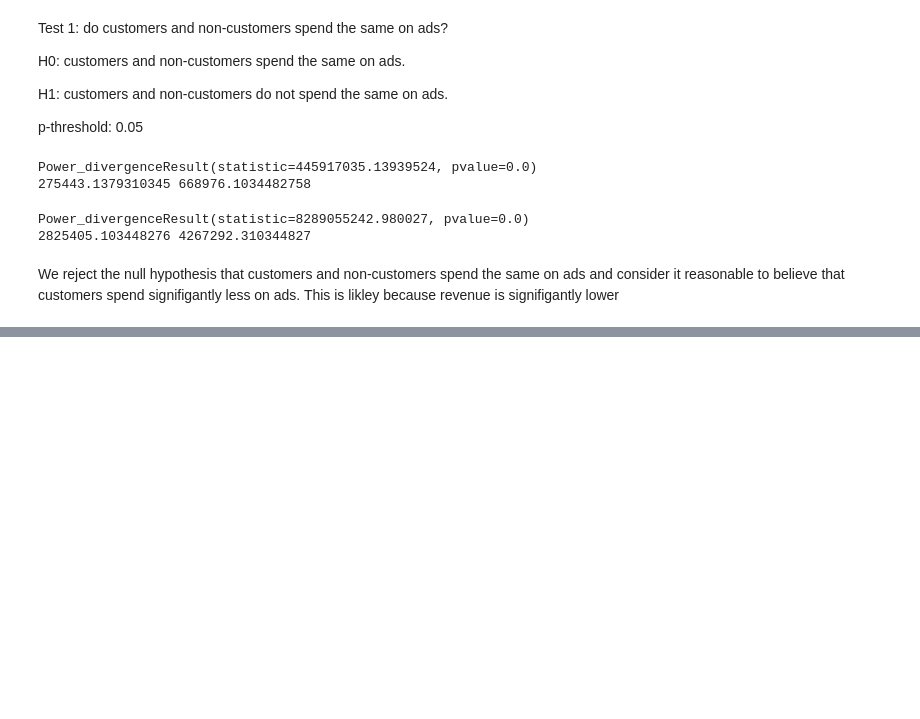
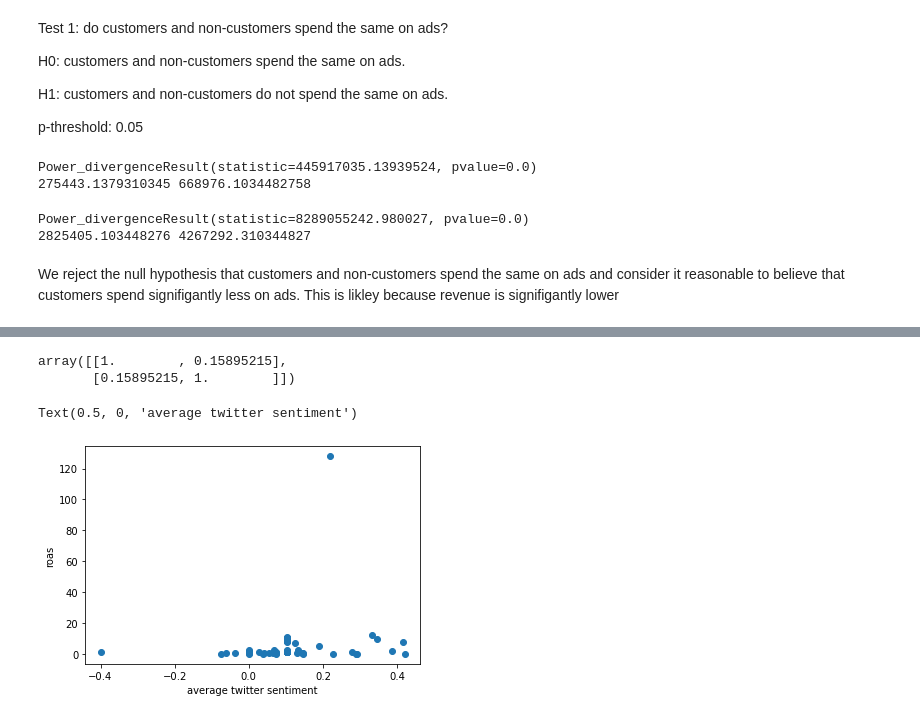
Before and after one commit to spe301/Sales-Scientist, a Jupyter notebook: EDA.ipynb, the cells around one changed output, grey strips where cells are left out. Drawn from its saved outputs; the diff is of its cells as text; code cells hidden in the pictures; blank space fills up the shorter version.

```diff
--- a/EDA.ipynb
+++ b/EDA.ipynb
@@ -248,0 +306,14 @@ sns.kdeplot()
+# %%
+x = np.array(df['avg_polarity'])
+y = np.array(df['roas'])
+np.corrcoef(x, y=y)
+# %% [output]
+array([[1.        , 0.15895215],
+       [0.15895215, 1.        ]])
+# %%
+plt.scatter(x, y)
+plt.ylabel('roas')
+plt.xlabel('average twitter sentiment')
+# %% [output]
+Text(0.5, 0, 'average twitter sentiment')
+[figure, added]
```
Also changed, not shown: parts of 46 cells of this notebook.
